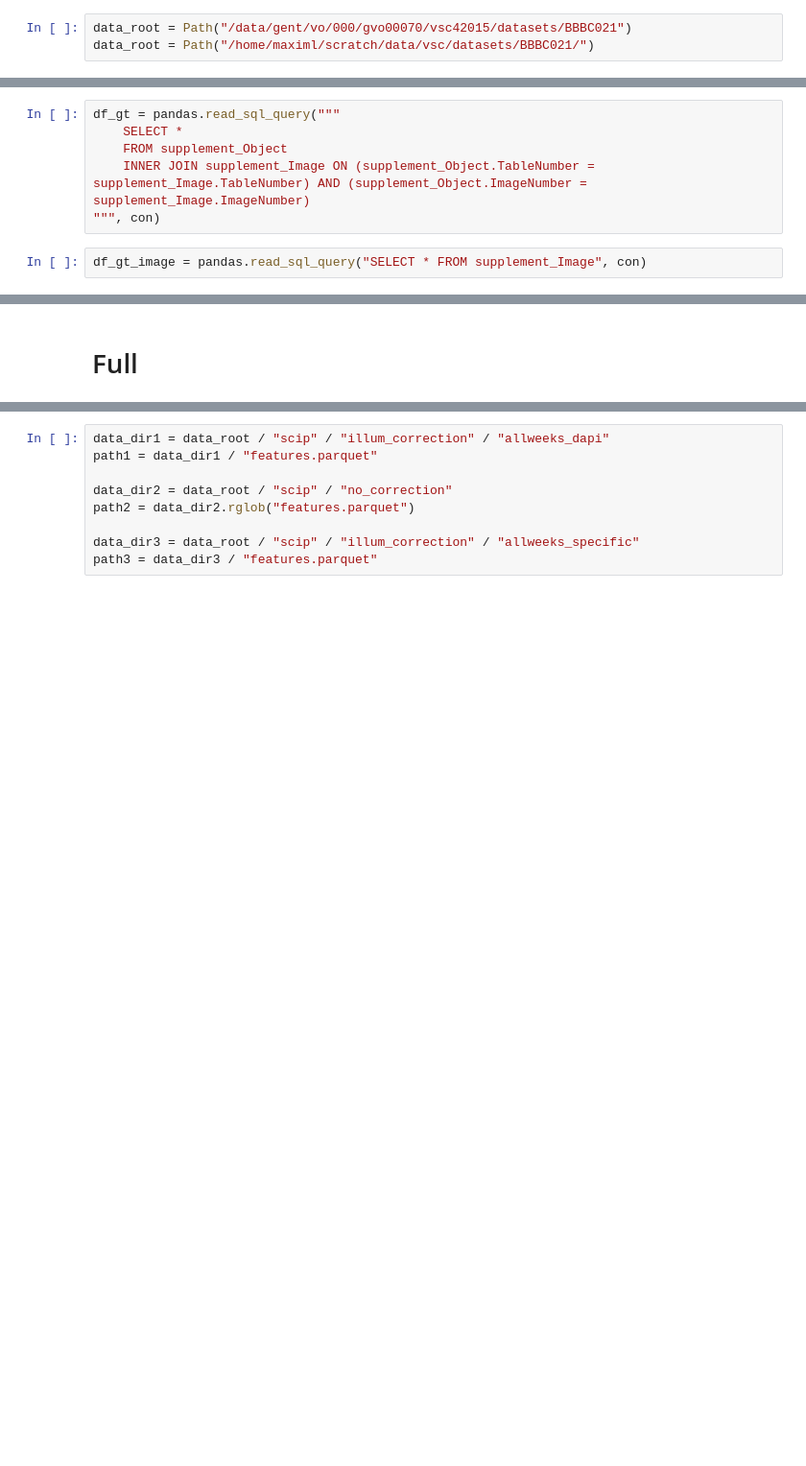
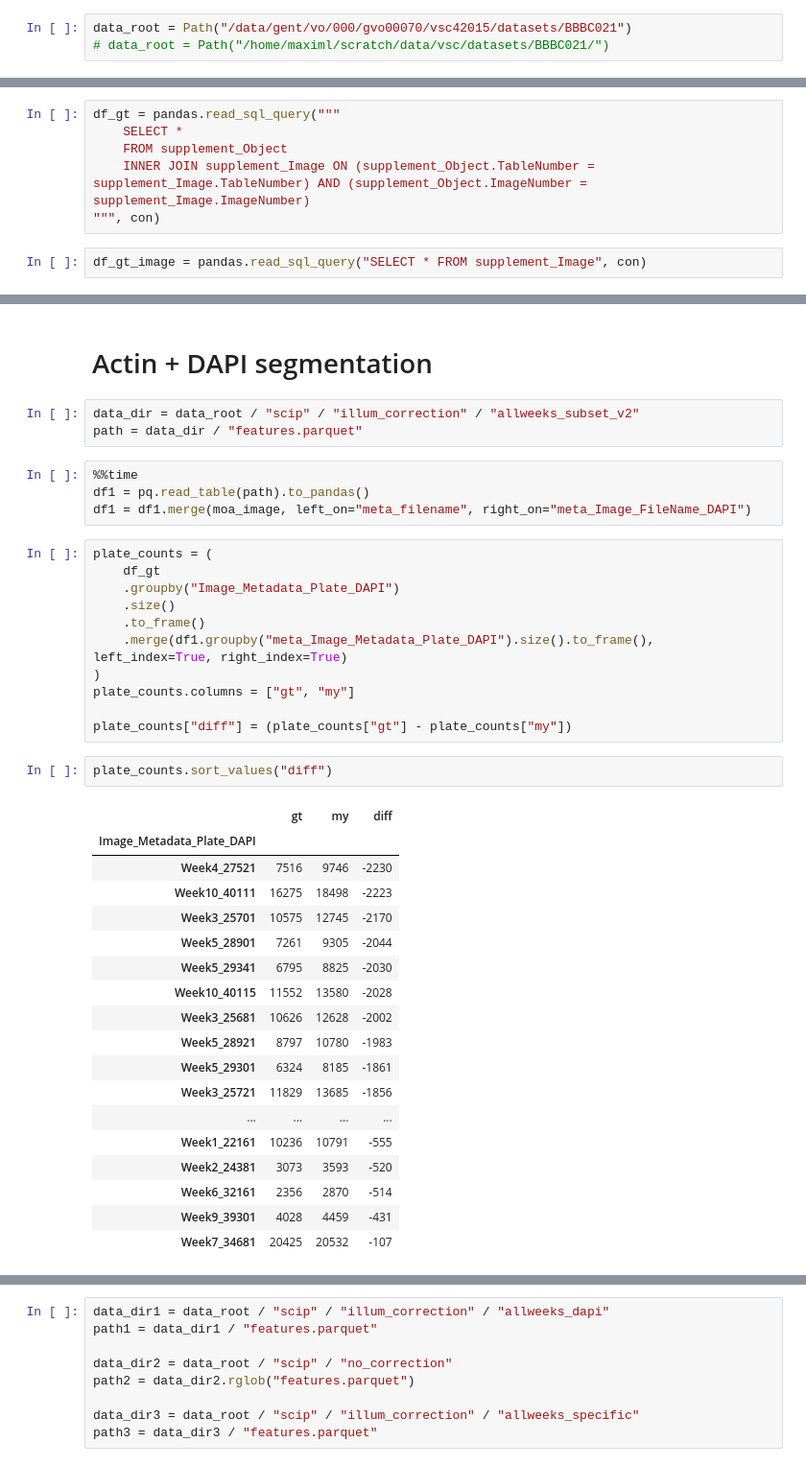
Before and after one commit to harel-coffee/SCIP-use-case-workflows-auto, a Jupyter notebook: notebooks/QC/bbbc_comparison_after_illumination_correction.ipynb, the cells around one changed output, grey strips where cells are left out. Shown at 96% size. Saved outputs shown, nothing was run; the diff lists cells and outputs as text; blank space fills up the shorter version.

```diff
--- a/notebooks/QC/bbbc_comparison_after_illumination_correction.ipynb
+++ b/notebooks/QC/bbbc_comparison_after_illumination_correction.ipynb
@@ -12,7 +12,7 @@ from common import *
 import pickle
 # %%
 data_root = Path("/data/gent/vo/000/gvo00070/vsc42015/datasets/BBBC021")
-data_root = Path("/home/maximl/scratch/data/vsc/datasets/BBBC021/")
+# data_root = Path("/home/maximl/scratch/data/vsc/datasets/BBBC021/")
 # %%
 data_dir_gt = data_root / "cellprofiler"
 path_gt = data_dir_gt / "db.sqlite3"
@@ -80,2 +46,41 @@ df_week10["feat_area_actin"].median()
-# %% [markdown]
-# Full
+# %% [markdown]
+# Actin + DAPI segmentation
+# %%
+data_dir = data_root / "scip" / "illum_correction" / "allweeks_subset_v2"
+path = data_dir / "features.parquet"
+# %%
+%%time
+df1 = pq.read_table(path).to_pandas()
+df1 = df1.merge(moa_image, left_on="meta_filename", right_on="meta_Image_FileName_DAPI")
+# %%
+plate_counts = (
+    df_gt
+    .groupby("Image_Metadata_Plate_DAPI")
+    .size()
+    .to_frame()
+    .merge(df1.groupby("meta_Image_Metadata_Plate_DAPI").size().to_frame(), left_index=True, right_index=True)
+)
+plate_counts.columns = ["gt", "my"]
+
+plate_counts["diff"] = (plate_counts["gt"] - plate_counts["my"])
+# %%
+plate_counts.sort_values("diff")
+# %% [output]
+|  | gt | my | diff |
+| Image_Metadata_Plate_DAPI |  |  |  |
+| Week4_27521 | 7516 | 9746 | -2230 |
+| Week10_40111 | 16275 | 18498 | -2223 |
+| Week3_25701 | 10575 | 12745 | -2170 |
+| Week5_28901 | 7261 | 9305 | -2044 |
+| Week5_29341 | 6795 | 8825 | -2030 |
+| Week10_40115 | 11552 | 13580 | -2028 |
+| Week3_25681 | 10626 | 12628 | -2002 |
+| Week5_28921 | 8797 | 10780 | -1983 |
+| Week5_29301 | 6324 | 8185 | -1861 |
+| Week3_25721 | 11829 | 13685 | -1856 |
+| ... | ... | ... | ... |
+| Week1_22161 | 10236 | 10791 | -555 |
+| Week2_24381 | 3073 | 3593 | -520 |
+| Week6_32161 | 2356 | 2870 | -514 |
+| Week9_39301 | 4028 | 4459 | -431 |
+| Week7_34681 | 20425 | 20532 | -107 |
```
Also changed, not shown: parts of 16 cells of this notebook, 2 other files.
